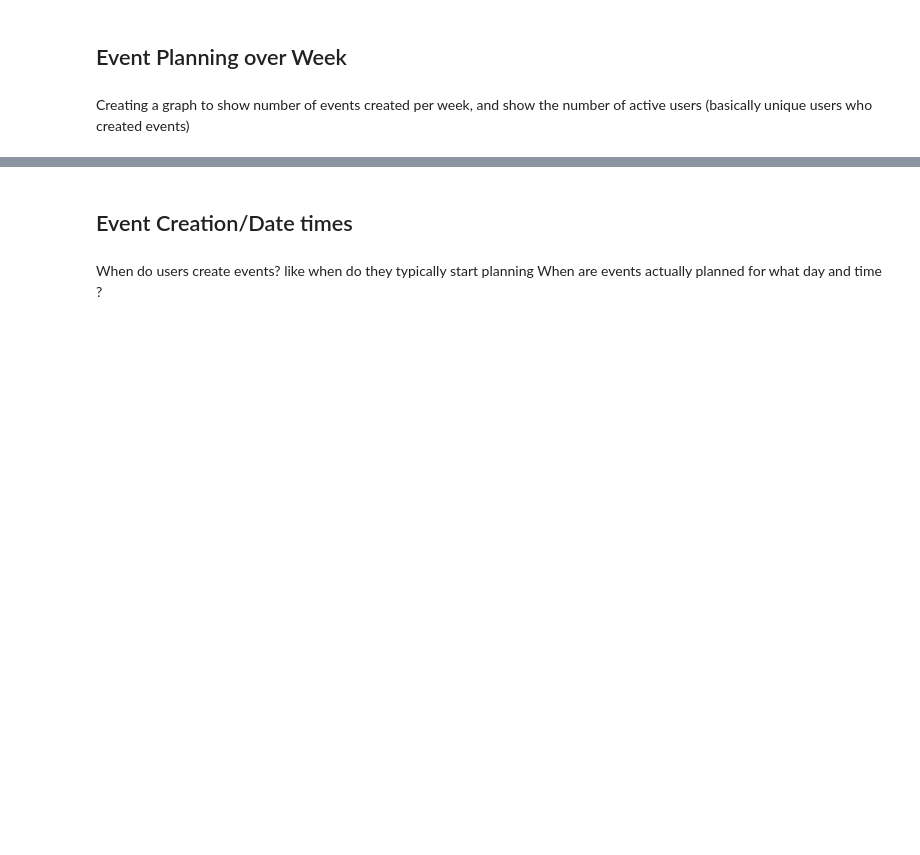
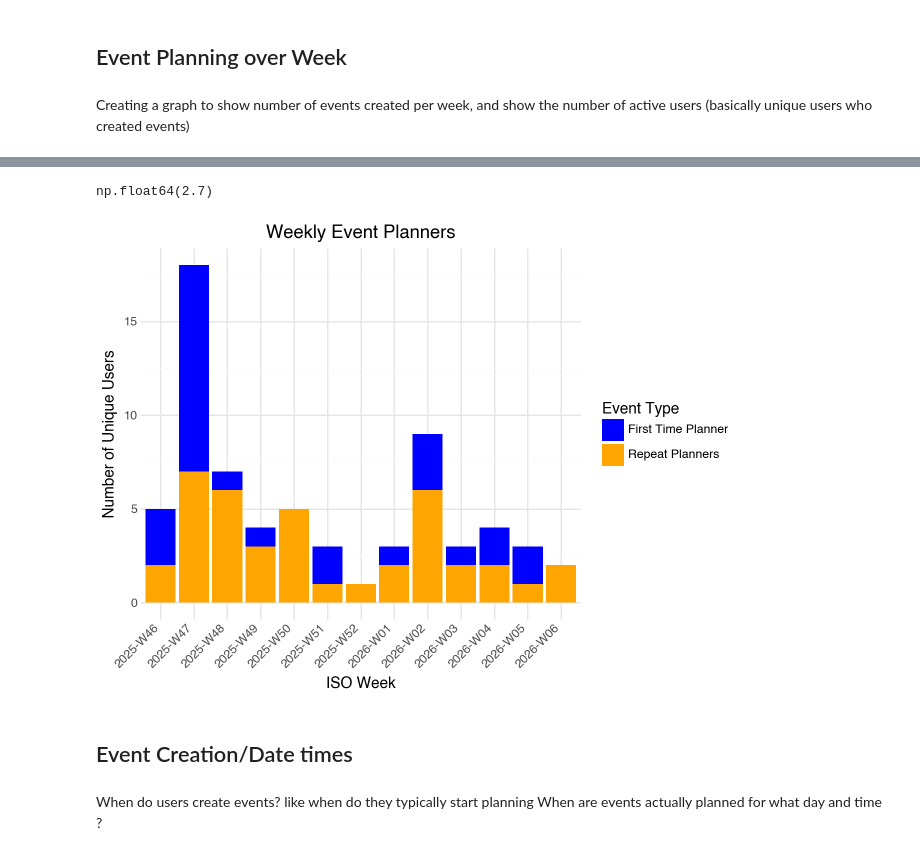
Before and after one commit to brandon841/analytics_report, a Jupyter notebook: event_analytics.ipynb, the cells around one changed output, grey strips where cells are left out. Cells and saved outputs as stored; diff of their text form; code cells hidden in the pictures; blank space fills up the shorter version.

Commit message:
adding weekly planners by first time or not

```diff
--- a/event_analytics.ipynb
+++ b/event_analytics.ipynb
@@ -293,0 +293,17 @@ unique_planners_per_week.head()
+# %%
+# Sort by createdAt, then enumerate events per user
+events_df = events_df.sort_values(['user_id', 'createdAt'])
+events_df['event_number'] = events_df.groupby('user_id').cumcount() + 1
+# %%
+# Classify each event as 'first' or 'repeat' for each user, then count per week
+weekly_user_type = events_df.copy()
+weekly_user_type['type'] = np.where(weekly_user_type['event_number'] == 1, 'first', 'repeat')
+
+# For each week, count unique users by type
+weekly_user_counts = (
+    weekly_user_type.groupby([pd.Grouper(key='createdAt', freq='W'), 'type'])['user_id']
+    .nunique()
+    .reset_index(name='unique_user_count')
+)
+
+weekly_user_counts.head()
@@ -364,0 +319,19 @@ event_velocity_plot.show()
+# %%
+weekly_user_counts[weekly_user_counts['type'] == 'first'].unique_user_count.mean()
+# %% [output]
+np.float64(2.7)
+# %%
+# Add a column for ISO week (WW) and use it for x-axis labels
+weekly_user_counts['week_label'] = weekly_user_counts['createdAt'].dt.strftime('%G-W%V')
+
+stacked_bar = (ggplot(weekly_user_counts, aes(x='week_label', y='unique_user_count', fill='type')) +
+    geom_bar(stat='identity', position='stack') +
+    labs(title='Weekly Event Planners', x='ISO Week', y='Number of Unique Users') +
+    scale_fill_manual(values={'first': 'blue', 'repeat': 'orange'}, name='Event Type', labels=['First Time Planner', 'Repeat Planners']) +
+    theme_minimal() +
+    theme(axis_text_x=element_text(rotation=45, ha='right'))
+)
+
+stacked_bar.show()
+# %% [output]
+[figure, added]
```
Also changed, not shown: parts of 11 cells of this notebook, 1 other file.
